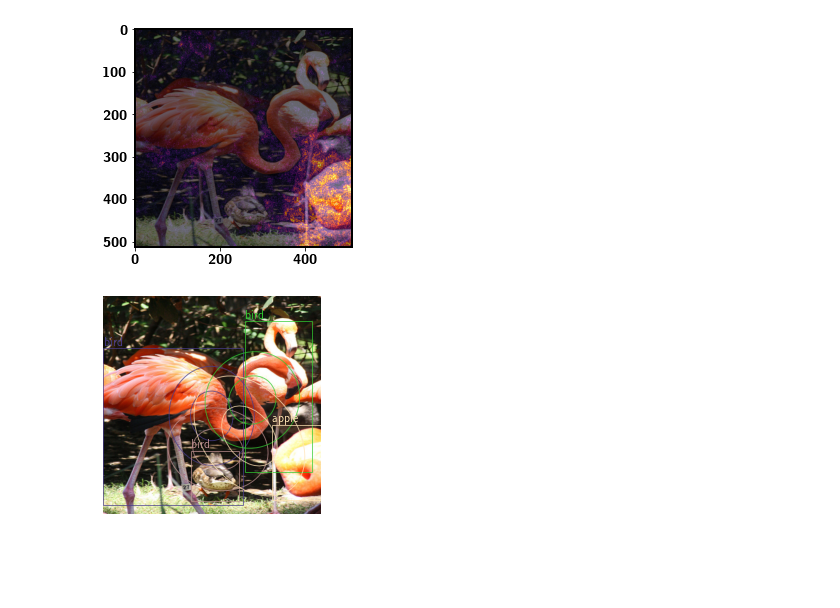
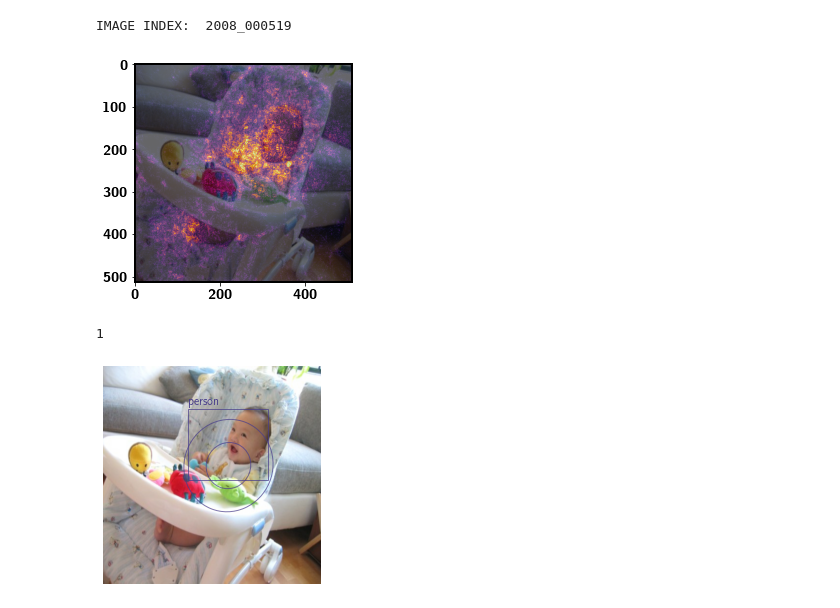
Before and after one commit to DeepanChakravarthiPadmanabhan/dext, a Jupyter notebook: dext/notebooks/visualizer_contours_final.ipynb, the cells around one changed output. Saved outputs shown, nothing was run; the diff lists cells and outputs as text; code cells hidden in the pictures; blank space fills up the shorter version.

```diff
--- a/dext/notebooks/visualizer_contours_final.ipynb
+++ b/dext/notebooks/visualizer_contours_final.ipynb
@@ -195,3 +201,11 @@ Reading image file:  /media/deepan/externaldrive1/datasets_project_repos/voc/VOC
+# %%
+if 'coco' in DATASET_PATH_USED:
+    IMAGE_INDEX = '0000000' + IMAGE_INDEX
+else:
+    IMAGE_INDEX = IMAGE_INDEX
+print('IMAGE INDEX: ', IMAGE_INDEX)
+# %% [output]
+IMAGE INDEX:  2008_000519
 # %%
 def calculate_weighted_average(img):
     y = range(0, img.shape[0])
@@ -244,8 +258,8 @@ def plot_explanation_ellipse(image, ex_map, edge_color='blue', ax=None, levels=1
                     color=edge_color, fill=None, linewidth=1, alpha=0.7)
         e.set_clip_box(ax.bbox)
         ax.add_patch(e)
-    #plt.quiver(*origin, *eigvecs[0,:], color=edge_color, scale=15)
-    #plt.quiver(*origin, *eigvecs[:, 1], color=edge_color, scale=15)
+#     plt.quiver(*origin, *eigvecs[0,:], color=edge_color, scale=15)
+#     plt.quiver(*origin, *eigvecs[:, 1], color=edge_color, scale=15)
     ax.imshow(image)
 
 def plot_bbox(box, edge_color, ax):
@@ -265,7 +279,7 @@ def plot_text(text, box, color, ax, fontsize=12):
     else:
         text_x = xmin
     if ymin <= 15:
-        text_y = ymax + 19
+        text_y = ymin + 19
     else:
         text_y = ymin - 8
     ax.text(text_x, text_y, text, color=color, bbox=props,
@@ -352,37 +366,44 @@ def resize_image(raw_image, image_size, model_name):
         image = cv2.resize(raw_image, image_size)
     return image
 # %%
-heatmap = fasterrcnn_ex1_map_dict['class_maps'][3]
+heatmap = fasterrcnn_ex1_map_dict['class_maps'][0]
 plt.imshow(heatmap, cmap='inferno')
 plt.imshow(fasterrcnn_ex1_image[1], alpha=0.4)
 plt.show()
 # %% [output]
-[figure, old version]
+[figure, new version]
+# %%
+print(len(fasterrcnn_ex1_map_dict['class_maps']))
+num_objects = len(fasterrcnn_ex1_map_dict['class_maps'])
+# %% [output]
+1
+# %%
+map_name = 'box_maps4'
 # %%
 raw_image = cv2.imread(os.path.join(DATASET_PATH_USED, IMAGE_INDEX +'.jpg'))
 raw_image = cv2.cvtColor(raw_image, cv2.COLOR_BGR2RGB)
 image = resize_image(raw_image, (512, 512), 'None')
 image_overlay = resize_image(raw_image, (512, 512), 'FasterRCNN')
 
 fig = plt.figure(frameon=False, num=1, clear=True)
 ax = fig.add_subplot()
 ax.set_axis_off()
 
 colors = get_matplotlib_colors(len(fasterrcnn_ex1_map_dict['class_maps']))
 num_maps = len(fasterrcnn_ex1_map_dict['class_maps'])
 
-for i in range(0, 4):
+for i in range(0, num_objects):
     edge_color = colors[i]
     box = rescale_box(fasterrcnn_ex1_map_dict['class_maps_boxes'][i], raw_image.shape,
-                      fasterrcnn_ex1_map_dict['class_maps'][i].shape)
+                      fasterrcnn_ex1_map_dict[map_name][i].shape)
     plot_bbox(box, edge_color, ax)
-    plot_explanation_ellipse(image, fasterrcnn_ex1_map_dict['class_maps'][i], edge_color, ax=ax, levels=2)
+    plot_explanation_ellipse(image, fasterrcnn_ex1_map_dict[map_name][i], edge_color, ax=ax, levels=2)
     plot_text(fasterrcnn_ex1_map_dict['labels'][i], box, edge_color, ax)
 
-fig.savefig('contours.jpg', dpi=300, bbox_inches='tight', pad_inches=0)
+fig.savefig(FILENAME_TO_SAVE, dpi=300, bbox_inches='tight', pad_inches=0)
 plt.show()
 fig.clear()
 plt.close(fig)
 fig.clf()
 # %% [output]
-[figure, old version]
+[figure, new version]
```
Also changed, not shown: parts of 5 cells of this notebook, 5 other files.
